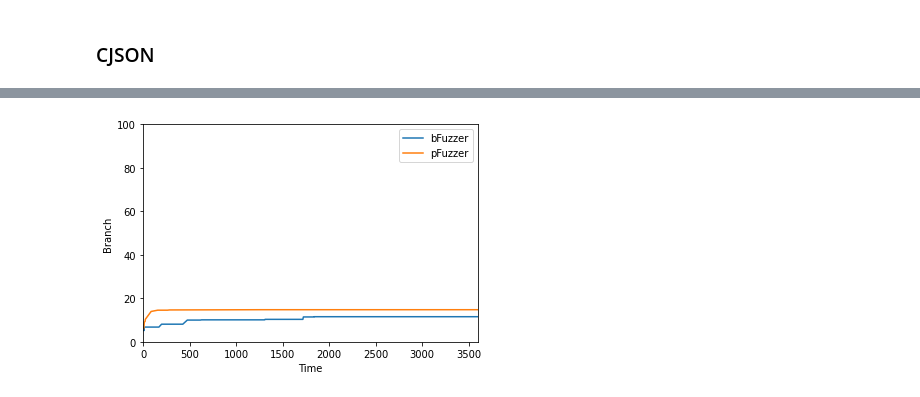
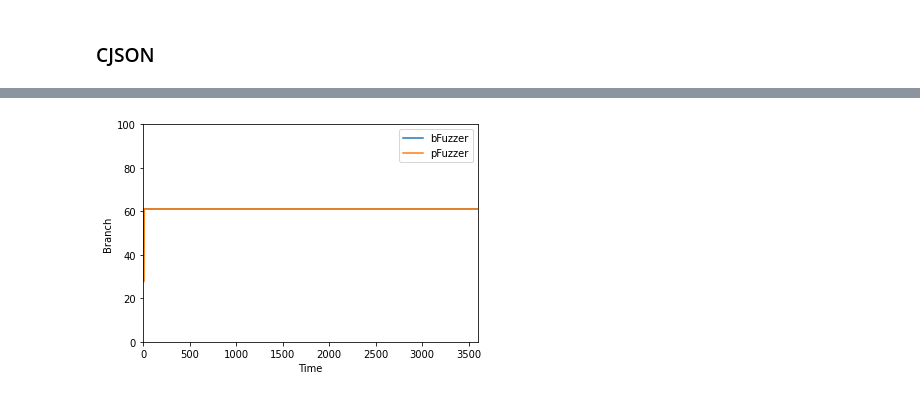
Before and after one commit to vrthra/bFuzzer, a Jupyter notebook: Analyze.ipynb, the cells around one changed output, grey strips where cells are left out. Cells and saved outputs as stored; diff of their text form; code cells hidden in the pictures.

```diff
--- a/Analyze.ipynb
+++ b/Analyze.ipynb
@@ -530,0 +615,2 @@ cjson_outputs, cjson_time, cjson_line, cjson_branch = read_cov_data('build/resul
+# %%
+bcjson_outputs, bcjson_time, bcjson_line, bcjson_branch = read_cov_data('data/bfuzzer_cjson.json')
@@ -539,3 +627,3 @@ Mean:  23.622828784119108
 # %%
-pcjson_outputs, pcjson_time, pcjson_line, pcjson_branch = read_cov_data('pfuzzer/results_cjson.json')
+pcjson_outputs, pcjson_time, pcjson_line, pcjson_branch = read_cov_data('data/pfuzzer_cjson.json')
 # %% [output]
@@ -562,11 +650,11 @@ zoom(plt, 'cjson-s')
 # %%
-plt.plot(cjson_time, cjson_branch, label='bFuzzer')
+plt.plot(bcjson_time, bcjson_branch, label='bFuzzer')
 plt.plot(pcjson_time, pcjson_branch, label='pFuzzer')
 plt.ylabel('Branch')
 plt.xlabel('Time')
 #plt.title('CJSON Cumulative Branch Coverage')
 plt.axis([0, 3600, 0, 100])
 plt.legend()
 zoom(plt, 'cjson-b')
 # %% [output]
-[figure, old version]
+[figure, new version]
```
Also changed, not shown: parts of 109 cells of this notebook.
